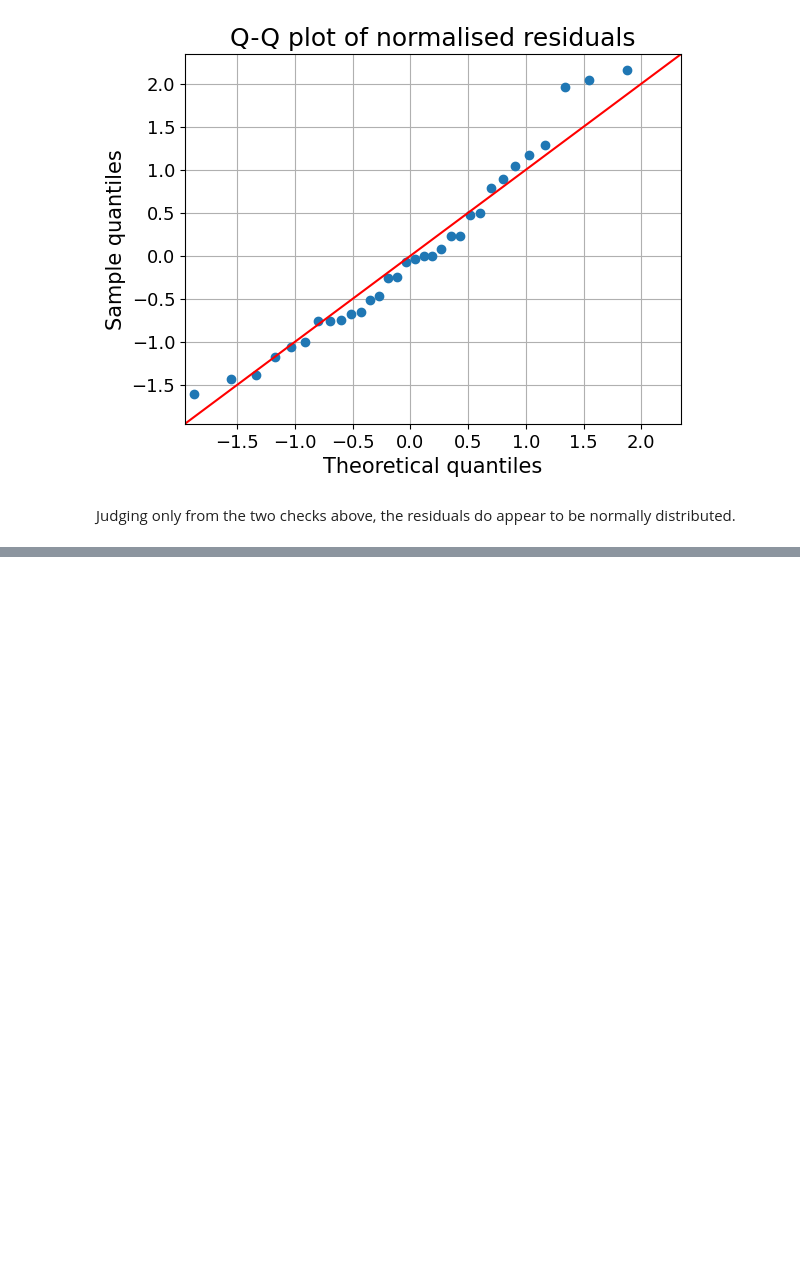
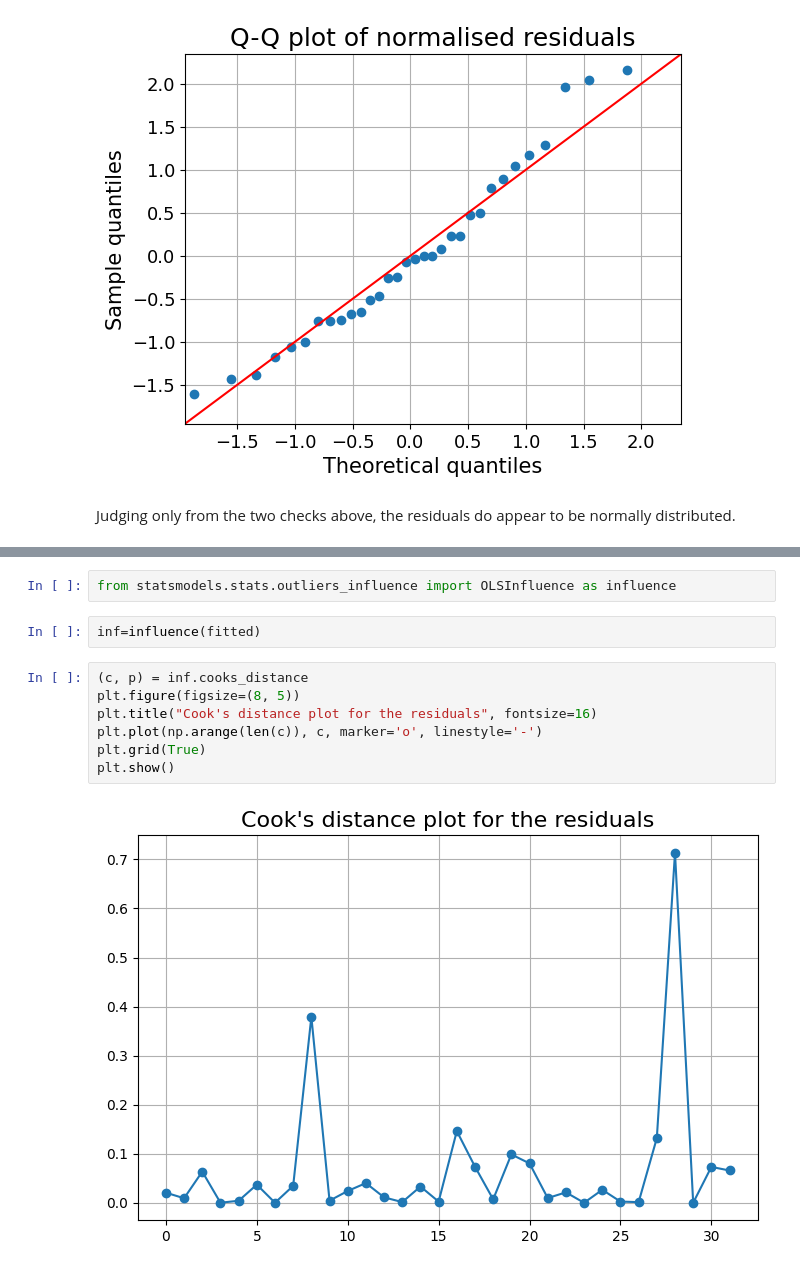
Before and after one commit to AlazarG19/Data-Science-Important-Lessons, a Jupyter notebook: Linear Regression/Multiple_Linear_Regression_Advanced_Regression_Analysis_part2.ipynb, the cells around one changed output, grey strips where cells are left out. Drawn from its saved outputs; the diff is of its cells as text; blank space fills up the shorter version.

Commit message:
checking for outliers in residuals

```diff
--- a/Linear Regression/Multiple_Linear_Regression_Advanced_Regression_Analysis_part2.ipynb
+++ b/Linear Regression/Multiple_Linear_Regression_Advanced_Regression_Analysis_part2.ipynb
@@ -209,0 +218,13 @@ Judging only from the two checks above, the residuals do appear to be normally d
+# %%
+from statsmodels.stats.outliers_influence import OLSInfluence as influence
+# %%
+inf=influence(fitted)
+# %%
+(c, p) = inf.cooks_distance
+plt.figure(figsize=(8, 5))
+plt.title("Cook's distance plot for the residuals", fontsize=16)
+plt.plot(np.arange(len(c)), c, marker='o', linestyle='-')
+plt.grid(True)
+plt.show()
+# %% [output]
+[figure, added]
```
Also changed, not shown: parts of 3 cells of this notebook.
